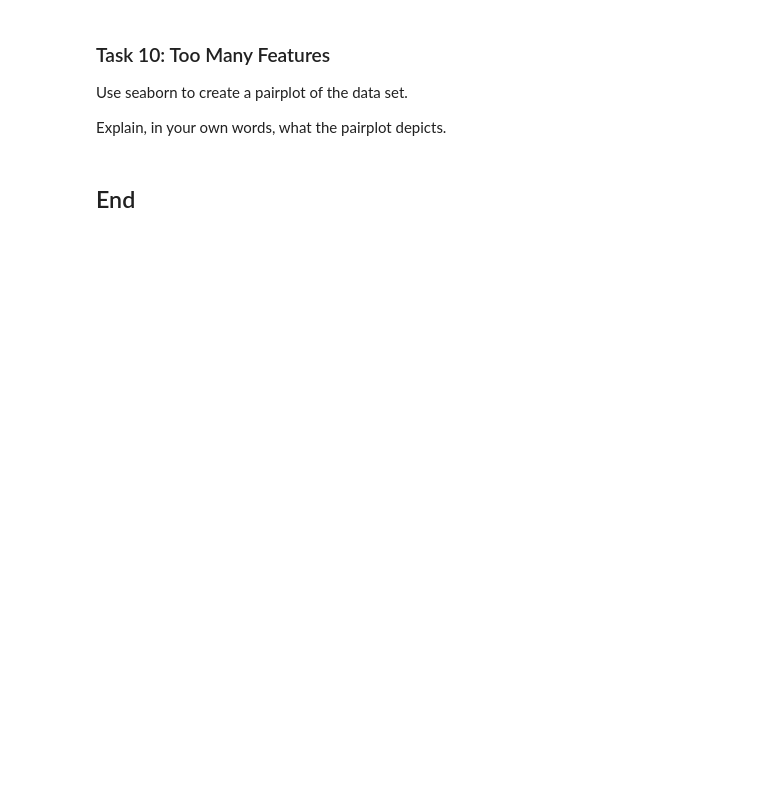
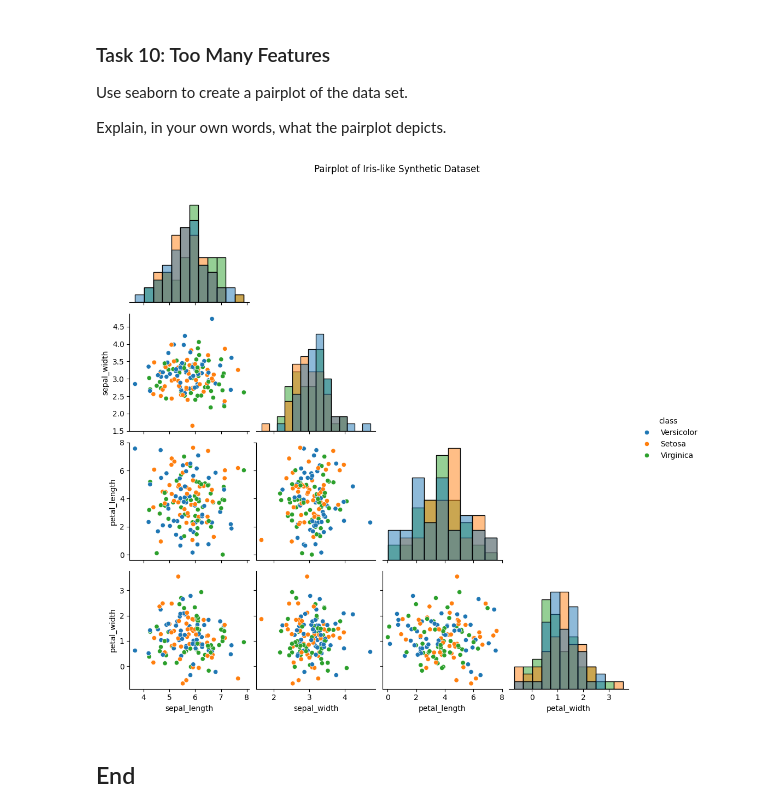
Before and after one commit to fin81985/principles_of_data_analytics, a Jupyter notebook: tasks.ipynb, the cells around one changed output. Saved outputs shown, nothing was run; the diff lists cells and outputs as text; code cells hidden in the pictures; blank space fills up the shorter version.

```diff
--- a/tasks.ipynb
+++ b/tasks.ipynb
@@ -439,5 +428,12 @@ plt.show()
 Use seaborn to create a pairplot of the data set.
 
 Explain, in your own words, what the pairplot depicts.
+# %%
+# Create a Seaborn pairplot
+sns.pairplot(df, hue='class', diag_kind='hist', corner=True)
+plt.suptitle("Pairplot of Iris-like Synthetic Dataset", y=1.02)
+plt.show()
+# %% [output]
+[figure, added]
 # %% [markdown]
 ## End
```
Also changed, not shown: parts of 7 cells of this notebook, 1 other file.
